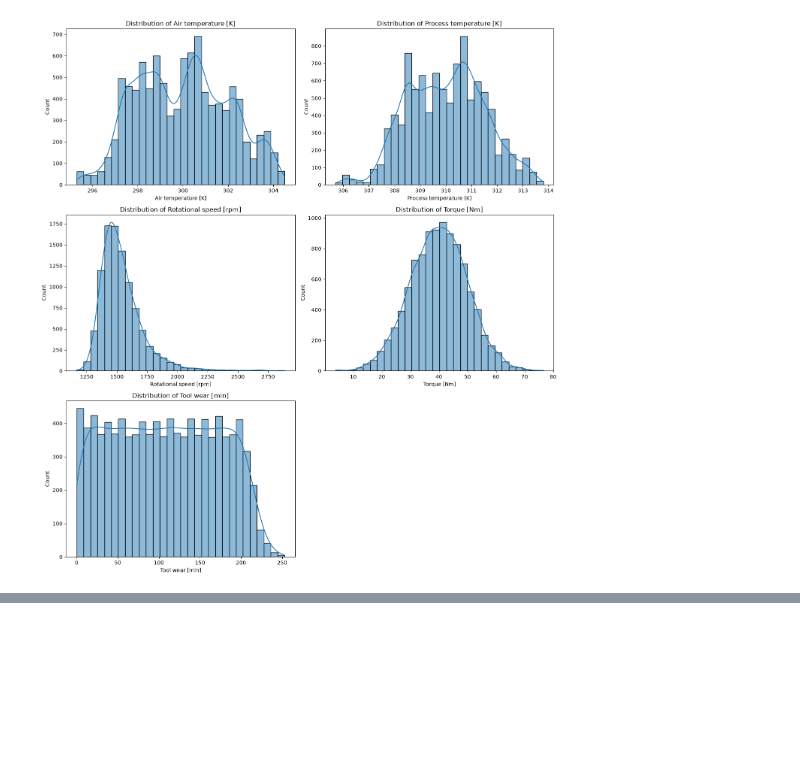
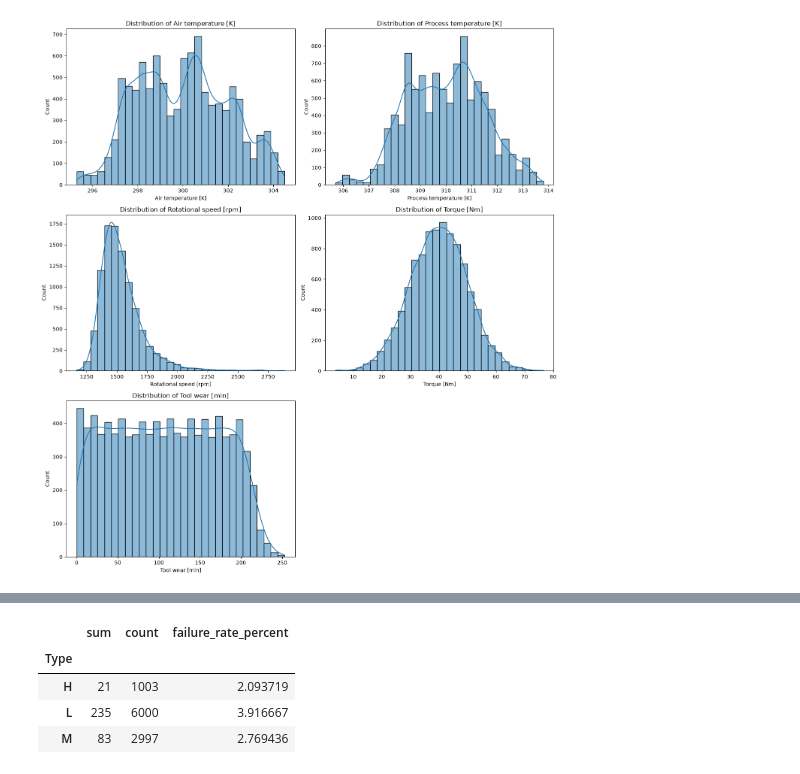
Before and after one commit to FayrouzWaleed/industrial-predictive-maintenance, a Jupyter notebook: notebooks/predictive_maintenance.ipynb, the cells around one changed output, grey strips where cells are left out. Saved outputs shown, nothing was run; the diff lists cells and outputs as text; code cells hidden in the pictures; blank space fills up the shorter version.

```diff
--- a/notebooks/predictive_maintenance.ipynb
+++ b/notebooks/predictive_maintenance.ipynb
@@ -147,0 +233,19 @@ plt.show()
+# %%
+failure_by_type = (
+    df.groupby("Type")["Machine failure"]
+    .agg(["sum", "count", "mean"])
+)
+
+failure_by_type["failure_rate_percent"] = (
+    failure_by_type["mean"] * 100
+)
+
+failure_by_type = failure_by_type.drop(columns="mean")
+
+display(failure_by_type)
+# %% [output]
+|  | sum | count | failure_rate_percent |
+| Type |  |  |  |
+| H | 21 | 1003 | 2.093719 |
+| L | 235 | 6000 | 3.916667 |
+| M | 83 | 2997 | 2.769436 |
```
Also changed, not shown: parts of 10 cells of this notebook, 2 other files.
